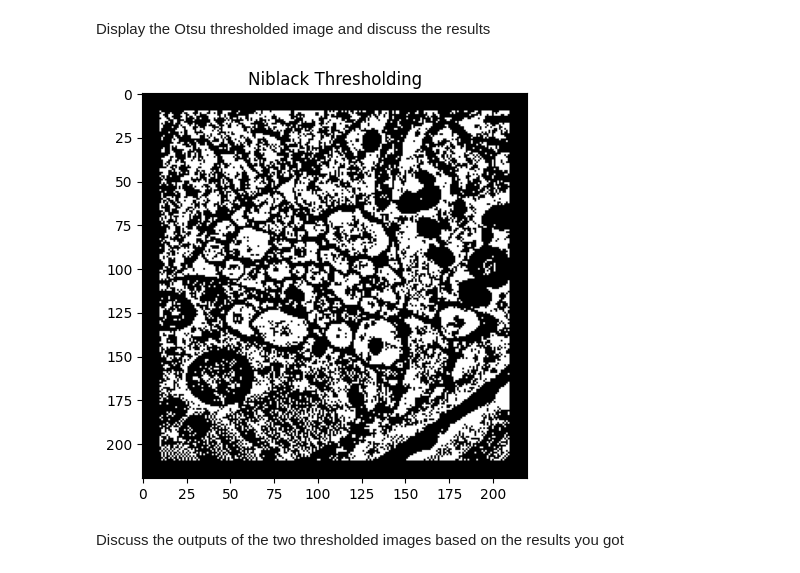
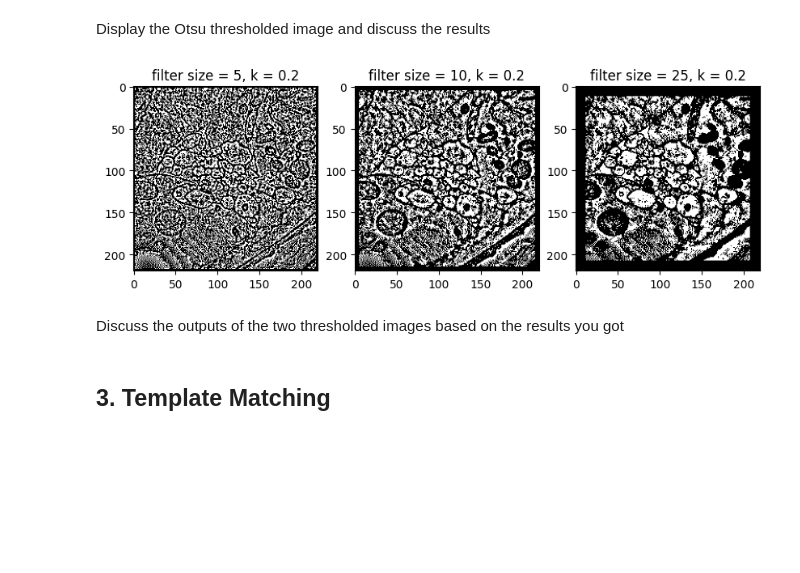
Before and after one commit to RemoShen/computerVisionClass, a Jupyter notebook: Project1/Question1/question1.ipynb, the cells around one changed output. Saved outputs shown, nothing was run; the diff lists cells and outputs as text; code cells hidden in the pictures; blank space fills up the shorter version.

```diff
--- a/Project1/Question1/question1.ipynb
+++ b/Project1/Question1/question1.ipynb
@@ -171,38 +171,39 @@ Display the Otsu thresholded image and discuss the results
 # %%
 # Implement Niblack's Thresholding Algorithm
 def niblack_thresholding(im_in, window_size, k):
     im_out = im_in.copy()
     for i in range(im_in.shape[0]):
         for j in range(im_in.shape[1]):
             if i < window_size//2 or j < window_size//2 or i >= im_in.shape[0]-window_size//2 or j >= im_in.shape[1]-window_size//2:
                 im_out[i,j] = 0
                 continue
             window = im_in[i-window_size//2:i+window_size//2+1, j-window_size//2:j+window_size//2+1]
-            # mean = 0
-            # size = len(window)
-            # for m in range(size):
-            #     for n in range(size):
-            #         mean += window[m,n]
-            # mean = mean/(size**2)
             mean = np.mean(window)
-            # std = 0
-            # for m in range(size):
-            #     for n in range(size):
-            #         std += (window[m,n] - mean)**2
-            # std = np.sqrt(std/(size**2))
             std = np.std(window)
             threshold = mean + k*std
             if im_in[i,j] > threshold:
                 im_out[i,j] = 255
             else:
                 im_out[i,j] = 0
     return im_out
-niblack_img = niblack_thresholding(image_cell, 20, 0.2)
-plt.figure(figsize=(5,5))
-plt.imshow(niblack_img, cmap='gray')
-plt.title('Niblack Thresholding')
+#show 3 different results of Niblack's thresholding with different filter sizes
+plt.figure(figsize=(10,10))
+plt.subplot(131)
+im_out = niblack_thresholding(image_cell, 5, 0.2)
+plt.imshow(im_out, cmap='gray')
+plt.title('filter size = 5, k = 0.2')
+plt.subplot(132)
+im_out = niblack_thresholding(image_cell, 10, 0.2)
+plt.imshow(im_out, cmap='gray')
+plt.title('filter size = 10, k = 0.2')
+plt.subplot(133)
+im_out = niblack_thresholding(image_cell, 25, 0.2)
+plt.imshow(im_out, cmap='gray')
+plt.title('filter size = 25, k = 0.2')
 plt.show()
 # %% [output]
-[figure, old version]
+[figure, new version]
 # %% [markdown]
 Discuss the outputs of the two thresholded images based on the results you got
+# %% [markdown]
+## 3. Template Matching
```
Also changed, not shown: parts of 3 cells of this notebook, 2 other files.
